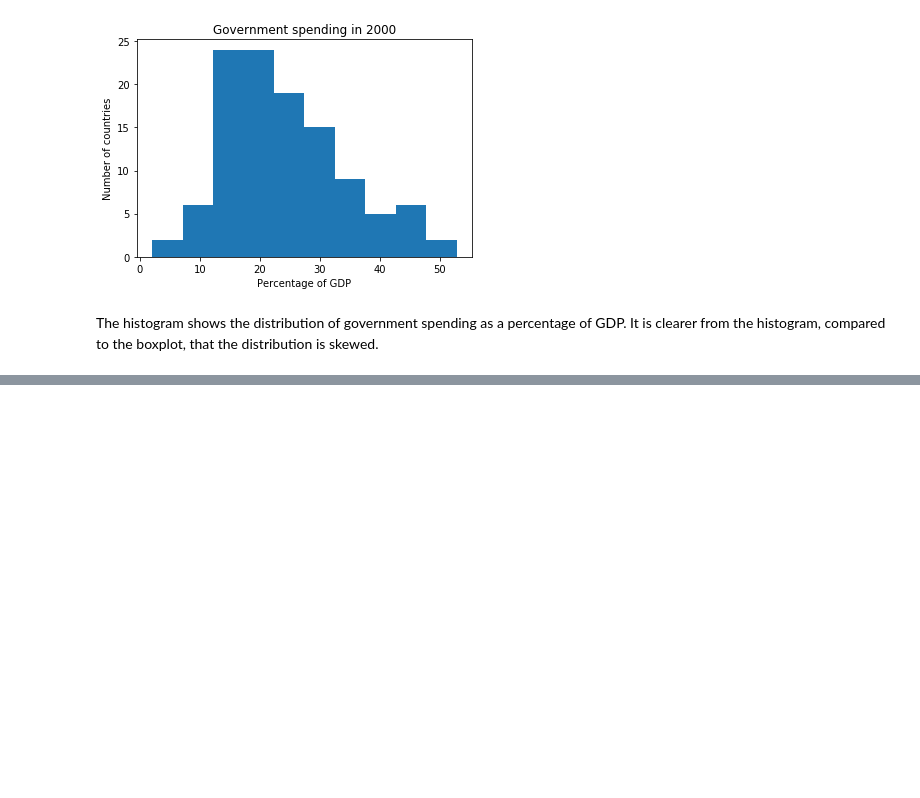
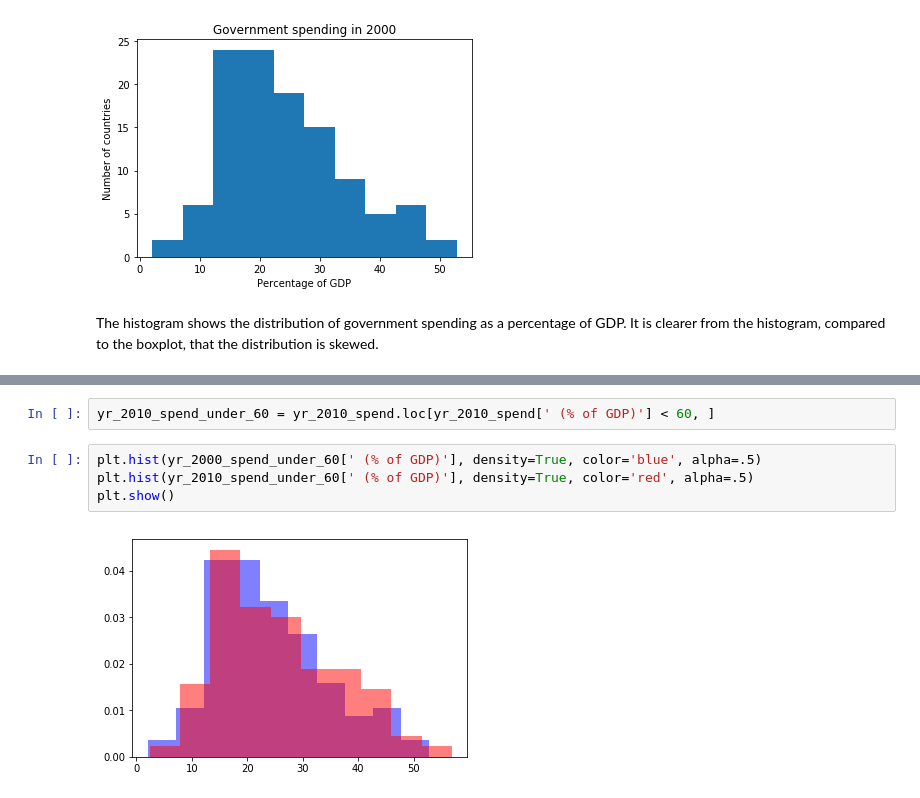
Before and after one commit to SmellsLikeCake/Thinkful-Unit2, a Jupyter notebook: Challenge - What Do You See.ipynb, the cells around one changed output, grey strips where cells are left out. Drawn from its saved outputs; the diff is of its cells as text; blank space fills up the shorter version.

```diff
--- a/Challenge - What Do You See.ipynb
+++ b/Challenge - What Do You See.ipynb
@@ -151,0 +179,8 @@ The histogram shows the distribution of government spending as a percentage of G
+# %%
+yr_2010_spend_under_60 = yr_2010_spend.loc[yr_2010_spend[' (% of GDP)'] < 60, ]
+# %%
+plt.hist(yr_2000_spend_under_60[' (% of GDP)'], density=True, color='blue', alpha=.5)
+plt.hist(yr_2010_spend_under_60[' (% of GDP)'], density=True, color='red', alpha=.5)
+plt.show()
+# %% [output]
+[figure, added]
```
Also changed, not shown: parts of 3 cells of this notebook.
